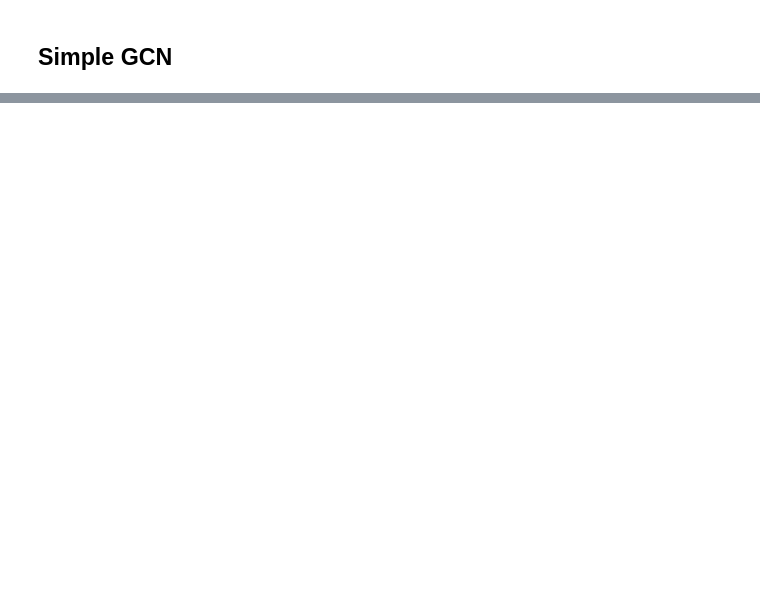
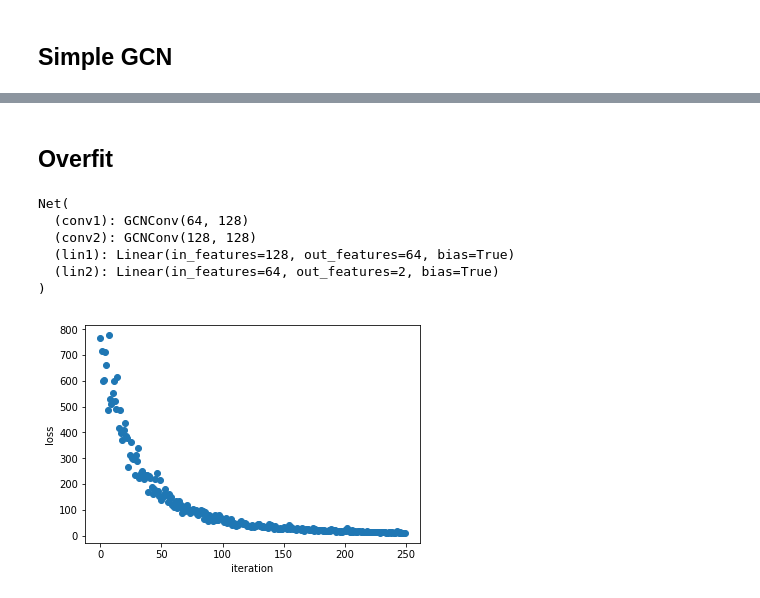
Before and after one commit to chris-clem/in2364-adl4cv, a Jupyter notebook: gcn_davis_2016.ipynb, the cells around one changed output, grey strips where cells are left out. Saved outputs shown, nothing was run; the diff lists cells and outputs as text; code cells hidden in the pictures; blank space fills up the shorter version.

Commit message:
Overfitting work

```diff
--- a/gcn_davis_2016.ipynb
+++ b/gcn_davis_2016.ipynb
@@ -30,7 +36,7 @@ CONTOURS_FOLDERS_PATH = 'DAVIS_2016/DAVIS/Contours/480p'
 IMAGES_FOLDERS_PATH = 'DAVIS_2016/DAVIS/JPEGImages/480p'
 TRANSLATIONS_FOLDERS_PATH = 'DAVIS_2016/DAVIS/Translations/480p'
 
-LAYER = 9
+LAYER = 4
 K = 32
 
 SKIP_SEQUENCES = ['bmx-trees', 'bus', 'cows', 'dog-agility', 'horsejump-high',
@@ -51,5 +57,5 @@ VAL_SEQUENCES = ['blackswan', 'bmx-trees', 'breakdance', 'camel', 'car-roundabou
                  'motocross-jump', 'paragliding-launch', 'parkour', 'scooter-black',
                  'soapbox']
 
-BATCH_SIZE = 16
+BATCH_SIZE = 1
 # %% [markdown]
@@ -58,5 +64,5 @@ BATCH_SIZE = 16
 train = DAVIS2016(PYTORCH_GEOMETRIC_DAVIS_2016_DATASET_PATH,
                   CONTOURS_FOLDERS_PATH, IMAGES_FOLDERS_PATH, TRANSLATIONS_FOLDERS_PATH,
                   LAYER, K,
-                  SKIP_SEQUENCES, TRAIN_SEQUENCES[:3], VAL_SEQUENCES[:3],
+                  SKIP_SEQUENCES, TRAIN_SEQUENCES, VAL_SEQUENCES,
                   train=True)
@@ -135,21 +95,20 @@ class Net(torch.nn.Module):
     def __init__(self, in_channels, out_channels):
         super(Net, self).__init__()
 
-        self.conv1 = GCNConv(in_channels, 256)
-        self.conv2 = GCNConv(256, 512)
-        self.conv3 = GCNConv(512, 1024)
+        self.conv1 = GCNConv(in_channels, 128)
+        self.conv2 = GCNConv(128, 128)
 
-        self.lin1 = nn.Linear(1024, 512)
-        self.lin2 = nn.Linear(512, out_channels)
+        self.lin1 = nn.Linear(128, 64)
+        self.lin2 = nn.Linear(64, out_channels)
 
     def forward(self, data):
         x, edge_index, edge_attr = data.x, data.edge_index, data.edge_attr
 
-        x = self.conv1(x, edge_index)
+        x = self.conv1(x, edge_index, edge_attr)
         x = F.relu(x)
         x = F.dropout(x, training=self.training)
 
-        x = self.conv2(x, edge_index)
+        x = self.conv2(x, edge_index, edge_attr)
         x = F.relu(x)
         x = F.dropout(x, training=self.training)
 
@@ -158,8 +117,6 @@ class Net(torch.nn.Module):
         x = F.dropout(x, training=self.training)
 
         x = self.lin2(x)
-        x = F.relu(x)
-        x = F.dropout(x, training=self.training)
 
         return x
 # %%
@@ -250,0 +195,34 @@ print('Accuracy: {:.4f}'.format(acc))
+# %% [markdown]
+## Overfit
+# %%
+num_train = 1
+OverfitSampler = SequentialSampler(range(num_train))
+
+overfit_train_loader = DataLoader(train, batch_size=1,
+                                  shuffle=False, sampler=OverfitSampler)
+
+# Load model and run the solver
+overfit_model = Net(in_channels=train[0].num_features,
+                    out_channels=train[0].y.shape[1])
+print(overfit_model)
+overfit_model.double()
+overfit_model.to(device)
+criterion = nn.MSELoss()
+optimizer = optim.Adam(overfit_model.parameters(), lr=1e-4, betas=(0.9, 0.999),
+                       eps=1e-8, weight_decay=0.0)
+train_loss_history = train_net(overfit_model, overfit_train_loader, optimizer, criterion,
+                               num_epochs=250, verbose=False)
+# %% [output]
+Net(
+  (conv1): GCNConv(64, 128)
+  (conv2): GCNConv(128, 128)
+  (lin1): Linear(in_features=128, out_features=64, bias=True)
+  (lin2): Linear(in_features=64, out_features=2, bias=True)
+)
+# %%
+plt.plot(train_loss_history, 'o')
+plt.xlabel('iteration')
+plt.ylabel('loss')
+plt.show()
+# %% [output]
+[figure, added]
```
Also changed, not shown: parts of 18 cells of this notebook, 5 other files.
